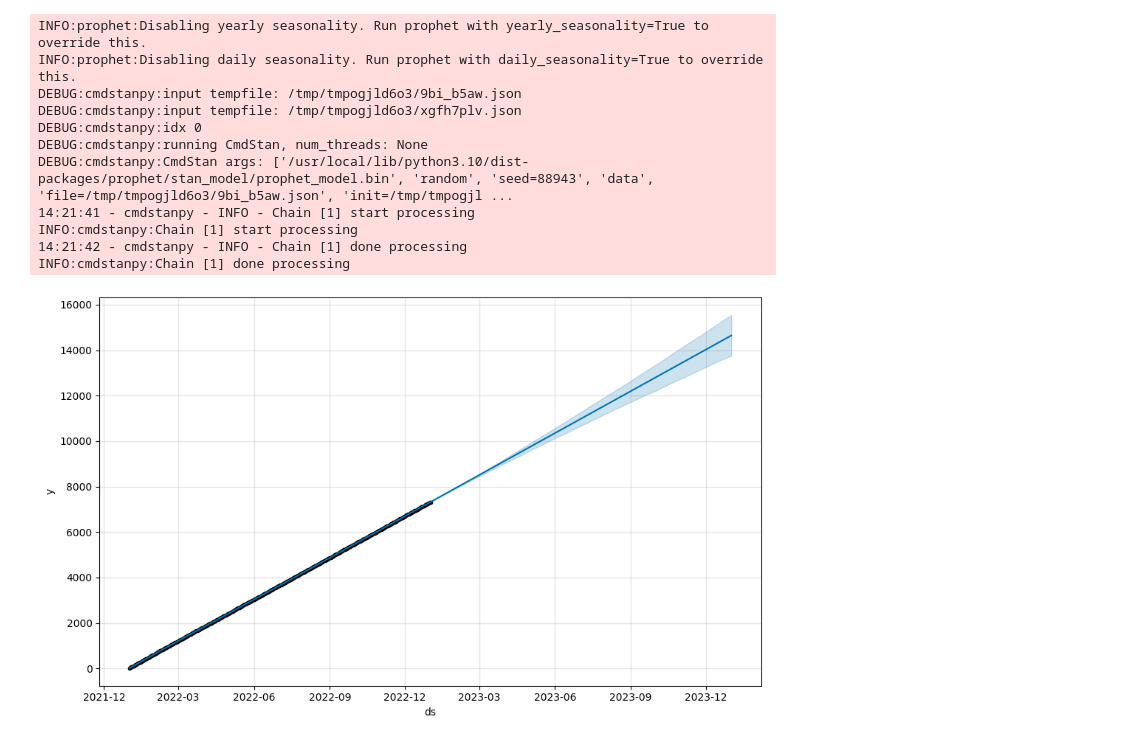
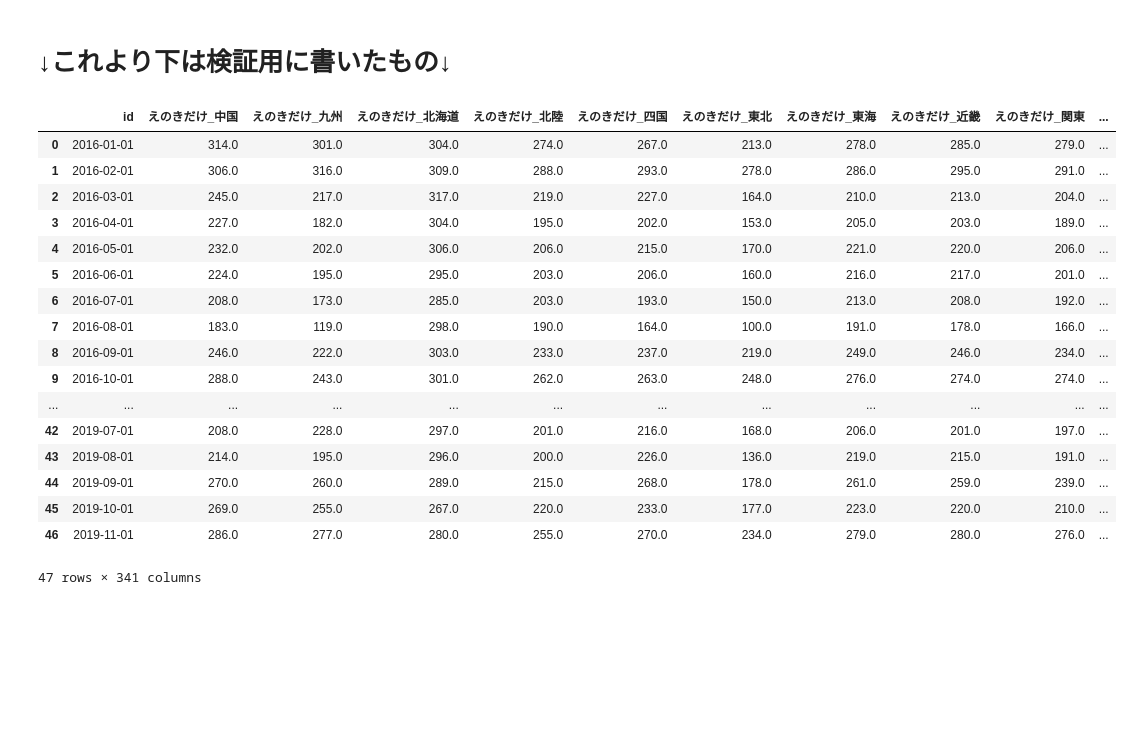
Before and after one commit to e-se/vegetable-price-prediction, a Jupyter notebook: vegetable-price-prediction.ipynb, the cells around one changed output. Saved outputs shown, nothing was run; the diff lists cells and outputs as text; code cells hidden in the pictures; blank space fills up the shorter version.

```diff
--- a/vegetable-price-prediction.ipynb
+++ b/vegetable-price-prediction.ipynb
@@ -28,0 +11,9 @@ WARNING: Running pip as the 'root' user can result in broken permissions and con
+# %%
+# googleドライブマウント
+from google.colab import drive
+drive.mount('/content/drive')
+
+# データの読み込み
+train=pd.read_csv("/content/drive/MyDrive/competition/vegetable/train_data.csv")
+test_sub=pd.read_csv("/content/drive/MyDrive/competition/vegetable/submission.csv")
+weather= pd.read_csv("/content/drive/MyDrive/competition/vegetable/weather.csv")
@@ -28,0 +59,2 @@ WARNING: Running pip as the 'root' user can result in broken permissions and con
+# %% [markdown]
+# ↓これより下は検証用に書いたもの↓
@@ -36,11 +73,7 @@ import matplotlib.pyplot as plt
 # サンプルデータを作成します
 # この例では、日付(ds)と値(y)の2つのカラムからなるデータフレームを使用しています
 # 実際には、あなたの時系列データを読み込むコードに置き換えてください
-data = {
-    'ds': pd.date_range(start='2022-01-01', end='2023-01-01', freq='D'),
-    'y': (20 * (1 + 0.05 * np.random.randn(366))).cumsum()
-}
-df = pd.DataFrame(data)
+
 
 # Prophetモデルのインスタンスを作成します
 model = Prophet()
@@ -50,24 +83,36 @@ model.fit(df)
 
 # 未来の日付のデータフレームを作成します
 # ここでは、未来1年分の日付を作成しています
-future = model.make_future_dataframe(periods=365)
+#future = model.make_future_dataframe(periods=365)
+
+future = {'ds': ['2019-12-01'] }
+future = pd.DataFrame(data=future)
 
 # 未来の日付に対する予測を行います
 forecast = model.predict(future)
 
 # 予測結果をプロットします
-fig = model.plot(forecast)
-plt.show()
+#fig = model.plot(forecast)
+#plt.show()
+forecast[["yhat"]]
-# %% [output]
-INFO:prophet:Disabling yearly seasonality. Run prophet with yearly_seasonality=True to override this.
-INFO:prophet:Disabling daily seasonality. Run prophet with daily_seasonality=True to override this.
-DEBUG:cmdstanpy:input tempfile: /tmp/tmpogjld6o3/9bi_b5aw.json
-DEBUG:cmdstanpy:input tempfile: /tmp/tmpogjld6o3/xgfh7plv.json
-DEBUG:cmdstanpy:idx 0
-DEBUG:cmdstanpy:running CmdStan, num_threads: None
-DEBUG:cmdstanpy:CmdStan args: ['/usr/local/lib/python3.10/dist-packages/prophet/stan_model/prophet_model.bin', 'random', 'seed=88943', 'data', 'file=/tmp/tmpogjld6o3/9bi_b5aw.json', 'init=/tmp/tmpogjl ...
-14:21:41 - cmdstanpy - INFO - Chain [1] start processing
-INFO:cmdstanpy:Chain [1] start processing
-14:21:42 - cmdstanpy - INFO - Chain [1] done processing
-INFO:cmdstanpy:Chain [1] done processing
-[figure, removed]
+# %%
+train
+# %% [output]
+|  | id | えのきだけ_中国 | えのきだけ_九州 | えのきだけ_北海道 | えのきだけ_北陸 | えのきだけ_四国 | えのきだけ_東北 | えのきだけ_東海 | えのきだけ_近畿 | えのきだけ_関東 | ... |
+| 0 | 2016-01-01 | 314.0 | 301.0 | 304.0 | 274.0 | 267.0 | 213.0 | 278.0 | 285.0 | 279.0 | ... |
+| 1 | 2016-02-01 | 306.0 | 316.0 | 309.0 | 288.0 | 293.0 | 278.0 | 286.0 | 295.0 | 291.0 | ... |
+| 2 | 2016-03-01 | 245.0 | 217.0 | 317.0 | 219.0 | 227.0 | 164.0 | 210.0 | 213.0 | 204.0 | ... |
+| 3 | 2016-04-01 | 227.0 | 182.0 | 304.0 | 195.0 | 202.0 | 153.0 | 205.0 | 203.0 | 189.0 | ... |
+| 4 | 2016-05-01 | 232.0 | 202.0 | 306.0 | 206.0 | 215.0 | 170.0 | 221.0 | 220.0 | 206.0 | ... |
+| 5 | 2016-06-01 | 224.0 | 195.0 | 295.0 | 203.0 | 206.0 | 160.0 | 216.0 | 217.0 | 201.0 | ... |
+| 6 | 2016-07-01 | 208.0 | 173.0 | 285.0 | 203.0 | 193.0 | 150.0 | 213.0 | 208.0 | 192.0 | ... |
+| 7 | 2016-08-01 | 183.0 | 119.0 | 298.0 | 190.0 | 164.0 | 100.0 | 191.0 | 178.0 | 166.0 | ... |
+| 8 | 2016-09-01 | 246.0 | 222.0 | 303.0 | 233.0 | 237.0 | 219.0 | 249.0 | 246.0 | 234.0 | ... |
+| 9 | 2016-10-01 | 288.0 | 243.0 | 301.0 | 262.0 | 263.0 | 248.0 | 276.0 | 274.0 | 274.0 | ... |
+| ... | ... | ... | ... | ... | ... | ... | ... | ... | ... | ... | ... |
+| 42 | 2019-07-01 | 208.0 | 228.0 | 297.0 | 201.0 | 216.0 | 168.0 | 206.0 | 201.0 | 197.0 | ... |
+| 43 | 2019-08-01 | 214.0 | 195.0 | 296.0 | 200.0 | 226.0 | 136.0 | 219.0 | 215.0 | 191.0 | ... |
+| 44 | 2019-09-01 | 270.0 | 260.0 | 289.0 | 215.0 | 268.0 | 178.0 | 261.0 | 259.0 | 239.0 | ... |
+| 45 | 2019-10-01 | 269.0 | 255.0 | 267.0 | 220.0 | 233.0 | 177.0 | 223.0 | 220.0 | 210.0 | ... |
+| 46 | 2019-11-01 | 286.0 | 277.0 | 280.0 | 255.0 | 270.0 | 234.0 | 279.0 | 280.0 | 276.0 | ... |
+47 rows × 341 columns
```
Also changed, not shown: parts of 10 cells of this notebook.
